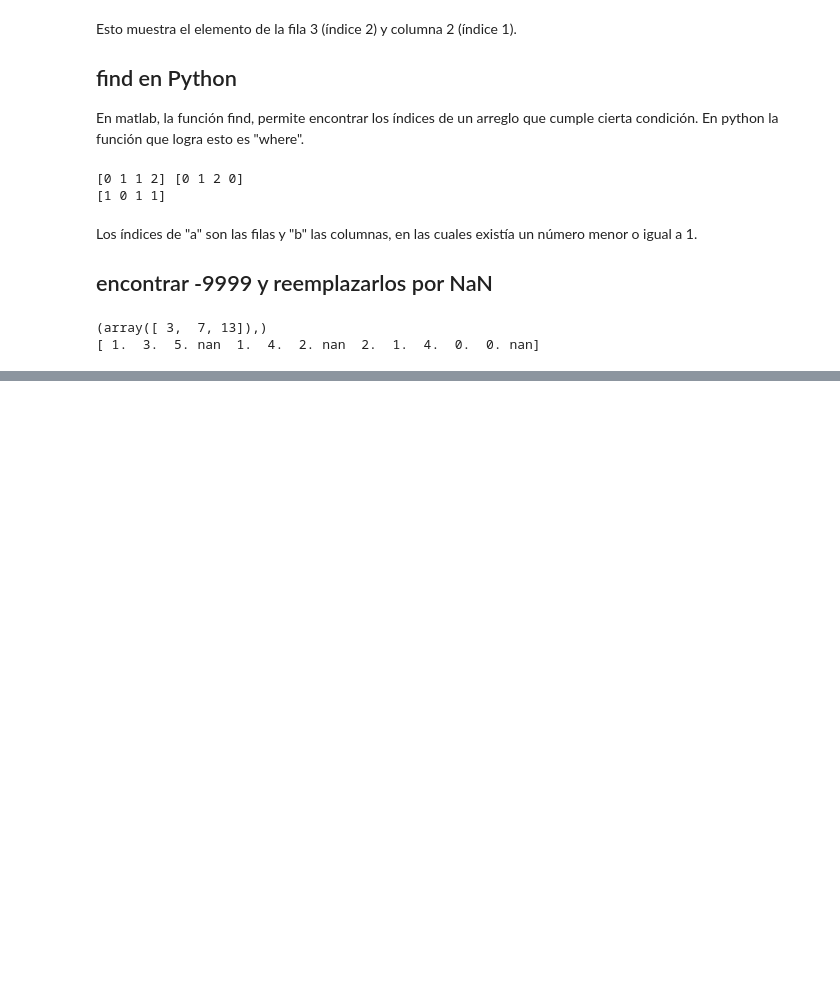
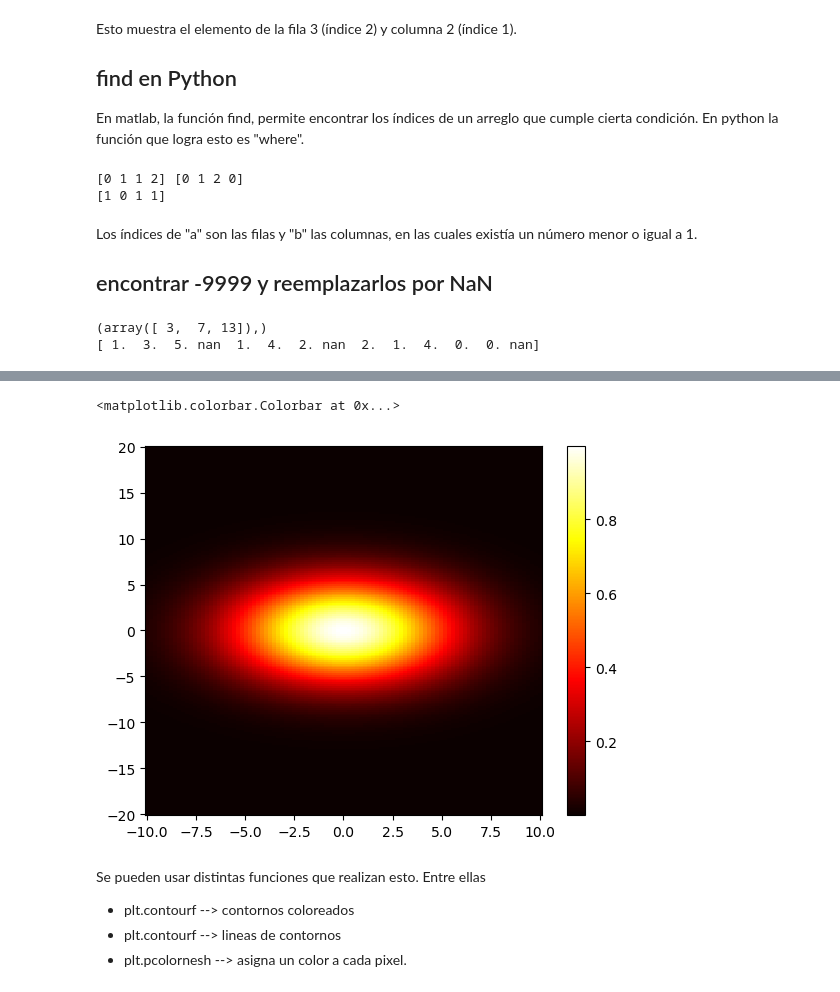
Before and after one commit to Jotacesh/MATLAB-to-Python, a Jupyter notebook: Pyhton Básico.ipynb, the cells around one changed output, grey strips where cells are left out. Saved outputs shown, nothing was run; the diff lists cells and outputs as text; code cells hidden in the pictures; blank space fills up the shorter version.

```diff
--- a/Pyhton Básico.ipynb
+++ b/Pyhton Básico.ipynb
@@ -59,0 +85,15 @@ Notar que se define "data" de tipo flotante, ya que "np.nan" es un valor flotant
+# %%
+x=np.linspace(-10,10,100)
+y=np.linspace(-20,20,200)
+X,Y=np.meshgrid(x,y) # crea una grilla con los vectores x e y para cada punto. del mapa.
+P=np.exp(-(1/30)*(X**2+Y**2)) # Función que define el campo de presión
+plt.pcolormesh(x,y,P,cmap='hot') # cmap define la paleta de colores
+plt.colorbar() # crea la barra de colores al costado
+# %% [output]
+<matplotlib.colorbar.Colorbar at 0x...>
+[figure, added]
+# %% [markdown]
+Se pueden usar distintas funciones que realizan esto. Entre ellas
+- plt.contourf --> contornos coloreados
+- plt.contourf --> lineas de contornos
+- plt.pcolornesh --> asigna un color a cada pixel.
```
Also changed, not shown: parts of 3 cells of this notebook.
